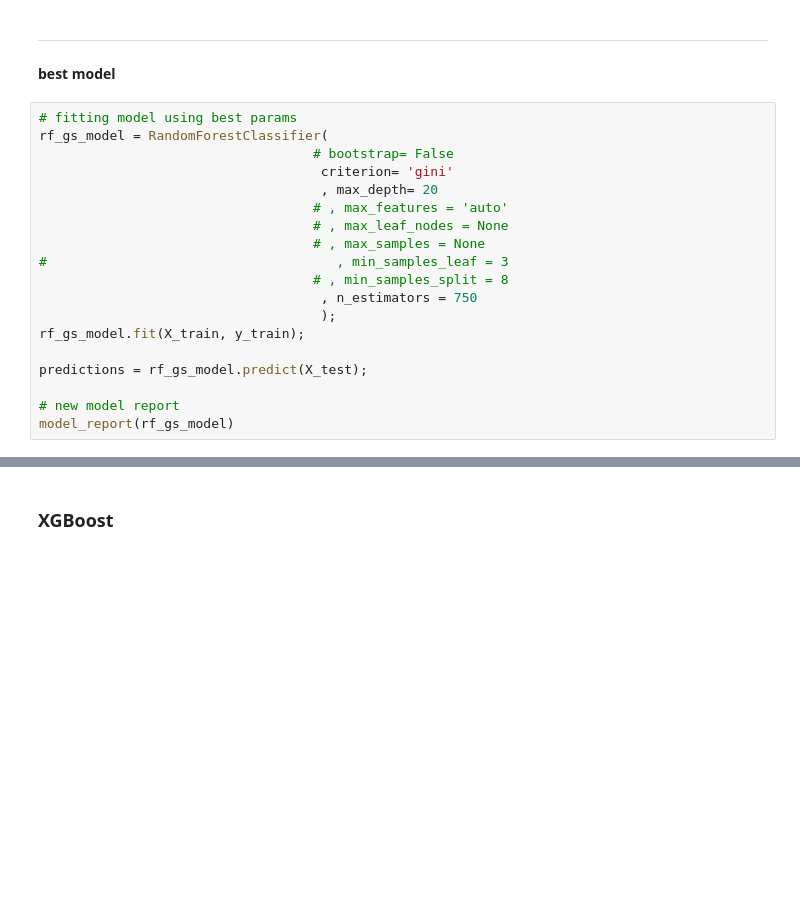
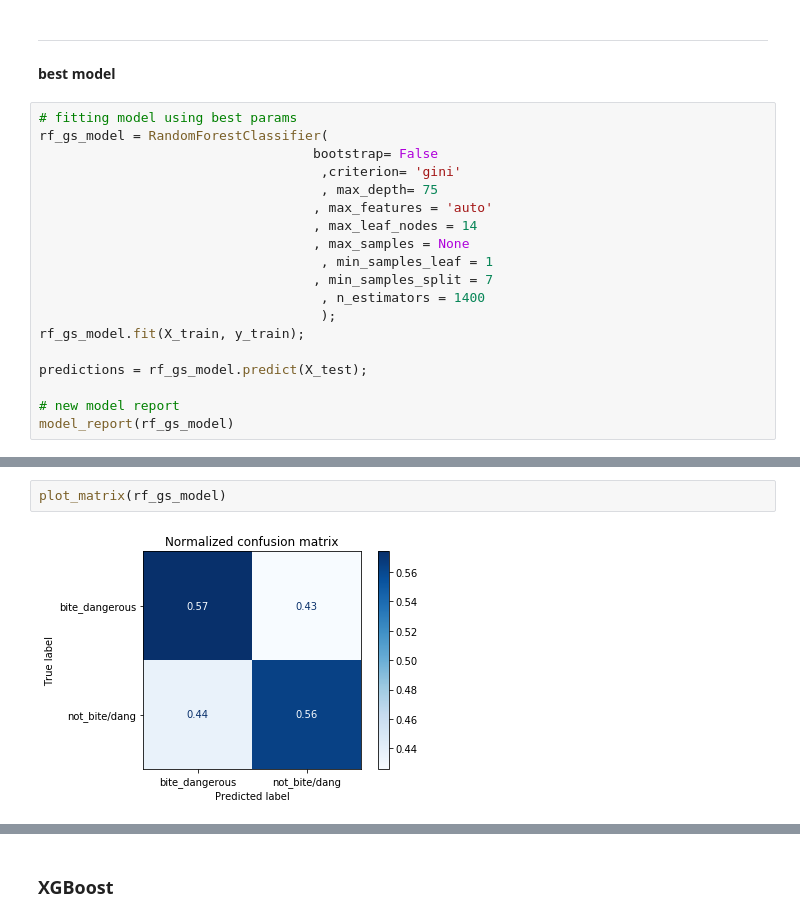
Before and after one commit to janellejolliff/ACRC-Classification, a Jupyter notebook: capstone_bite_dangerous.ipynb, the cells around one changed output, grey strips where cells are left out. Cells and saved outputs as stored; diff of their text form; blank space fills up the shorter version.

```diff
--- a/capstone_bite_dangerous.ipynb
+++ b/capstone_bite_dangerous.ipynb
@@ -467,15 +608,15 @@ __best model__
 # %%
 # fitting model using best params
 rf_gs_model = RandomForestClassifier(
-                                   # bootstrap= False
-                                    criterion= 'gini'
-                                    , max_depth= 20
-                                   # , max_features = 'auto'
-                                   # , max_leaf_nodes = None
-                                   # , max_samples = None
-#                                     , min_samples_leaf = 3
-                                   # , min_samples_split = 8
-                                    , n_estimators = 750
+                                   bootstrap= False
+                                    ,criterion= 'gini'
+                                    , max_depth= 75
+                                   , max_features = 'auto'
+                                   , max_leaf_nodes = 14
+                                   , max_samples = None
+                                    , min_samples_leaf = 1
+                                   , min_samples_split = 7
+                                    , n_estimators = 1400
                                     );
 rf_gs_model.fit(X_train, y_train);
 
@@ -485,0 +657,4 @@ model_report(rf_gs_model)
+# %%
+plot_matrix(rf_gs_model)
+# %% [output]
+[figure, added]
```
Also changed, not shown: parts of 74 cells of this notebook.
